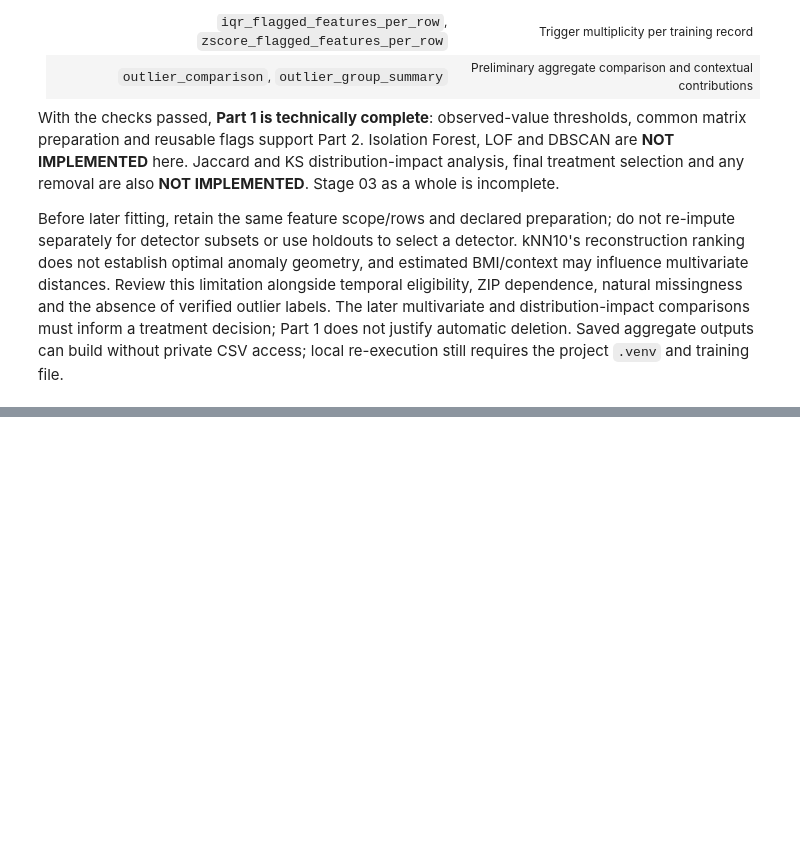
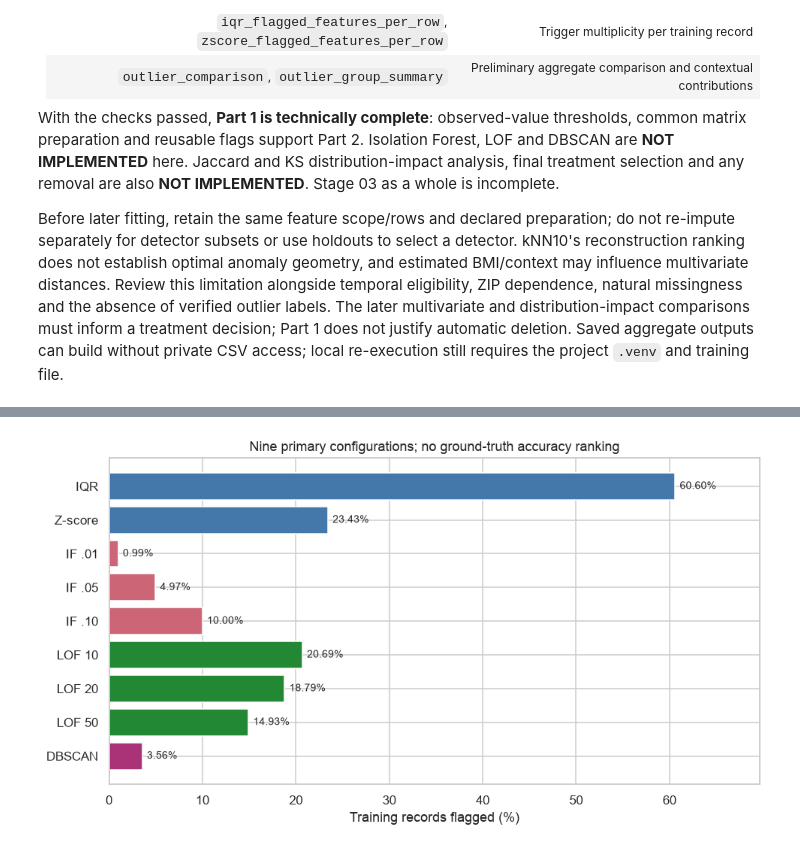
Before and after one commit to hungstupid/data-mining-preprocessing, a Jupyter notebook: book/tabular/02_preprocessing.ipynb, the cells around one changed output, grey strips where cells are left out. Saved outputs shown, nothing was run; the diff lists cells and outputs as text; code cells hidden in the pictures; blank space fills up the shorter version.

```diff
--- a/book/tabular/02_preprocessing.ipynb
+++ b/book/tabular/02_preprocessing.ipynb
@@ -1891,0 +2150,18 @@ access; local re-execution still requires the project `.venv` and training file.
+# %%
+if not np.isfinite(stage03_dbscan_budget_mib) or stage03_dbscan_peak_estimate_mib>stage03_dbscan_budget_mib:
+    raise MemoryError(f"DBSCAN estimated {stage03_dbscan_peak_estimate_mib:.1f} MiB exceeds observed budget {stage03_dbscan_budget_mib:.1f} MiB; no eps retuning performed")
+stage03_dbscan=DBSCAN(eps=DBSCAN_EPS,min_samples=DBSCAN_MIN_SAMPLES,metric="euclidean",algorithm="brute",n_jobs=1)
+with threadpool_limits(limits=1),config_context(working_memory=KNN_MEMORY_MIB):
+    start=perf_counter();db_labels=stage03_dbscan.fit_predict(stage03_X);elapsed=perf_counter()-start
+assert (db_labels>=-1).all()
+stage03_models["DBSCAN"],stage03_labels["DBSCAN"]=stage03_dbscan,pd.Series(db_labels,index=train_index)
+stage03_flags["DBSCAN"]=pd.Series(db_labels==-1,index=train_index,dtype=bool)
+stage03_parameters["DBSCAN"]=f"eps={DBSCAN_EPS:.8g}; min_samples=20 incl. self; Euclidean"
+stage03_runtimes["DBSCAN"]=elapsed
+stage03_dbscan_clusters=int(len(set(db_labels)-{-1}))
+stage03_dbscan_summary=pd.Series({"Clusters (excluding noise)":stage03_dbscan_clusters,
+    "Core records":len(stage03_dbscan.core_sample_indices_),"Noise N":int(stage03_flags["DBSCAN"].sum()),
+    "Noise %":stage03_flags["DBSCAN"].mean()*100,"Runtime (s)":elapsed})
+display(stage03_dbscan_summary.to_frame("Primary DBSCAN result"))
+display(stage03_labels["DBSCAN"].value_counts().sort_index().rename("Records per cluster label (-1 = noise)").to_frame())
+print("Noise degeneracy:","all noise" if stage03_flags["DBSCAN"].all() else "no noise" if not stage03_flags["DBSCAN"].any() else "neither all nor no noise")
@@ -1891,0 +2205,22 @@ access; local re-execution still requires the project `.venv` and training file.
+# %%
+stage03_flags["IQR"],stage03_flags["Z-score"]=iqr_observation_flags.copy(),zscore_observation_flags.copy()
+stage03_parameters["IQR"]="linear quartiles; strict 1.5 IQR; ANY observed feature"
+stage03_parameters["Z-score"]="observed train mean/SD; ddof=0; strict |z|>3; ANY"
+for name in STAGE03_ORDER:
+    assert stage03_flags[name].index.equals(train_index) and stage03_flags[name].dtype==bool and not stage03_flags[name].isna().any()
+all_outlier_flags=pd.DataFrame({name:stage03_flags[name] for name in STAGE03_ORDER},index=train_index)
+assert all_outlier_flags.shape==(len(train_index),9) and not all_outlier_flags.isna().any().any()
+stage03_full_comparison=pd.DataFrame([{"Method":name,"Parameters":stage03_parameters[name],
+    "Feature scope":"69; observed-only" if name in ["IQR","Z-score"] else "69; shared kNN10/train z",
+    "Training N":len(train_index),"Flagged N":int(all_outlier_flags[name].sum()),
+    "Flagged %":all_outlier_flags[name].mean()*100,"Would retain N":int((~all_outlier_flags[name]).sum()),
+    "Runtime (s)":stage03_runtimes.get(name,np.nan),"Status":"PASS"} for name in STAGE03_ORDER]).set_index("Method")
+display(HTML('<div style="overflow:auto">'+stage03_full_comparison.to_html(float_format="{:.4f}".format,na_rep="not timed in Part 1")+'</div>'))
+fig,ax=plt.subplots(figsize=(9,5))
+ax.barh(STAGE03_ORDER,stage03_full_comparison["Flagged %"],color=["#4477AA"]*2+["#CC6677"]*3+["#228833"]*3+["#AA3377"])
+ax.invert_yaxis()
+for i,value in enumerate(stage03_full_comparison["Flagged %"]):ax.text(value+.5,i,f"{value:.2f}%",va="center",fontsize=9)
+ax.set_xlim(0,max(10,stage03_full_comparison["Flagged %"].max()*1.15))
+ax.set(xlabel="Training records flagged (%)",title="Nine primary configurations; no ground-truth accuracy ranking")
+plt.tight_layout();plt.show()
+# %% [output]
@@ -1891,0 +2238 @@ access; local re-execution still requires the project `.venv` and training file.
+[figure, added]
```
Also changed, not shown: parts of 33 cells of this notebook, 4 other files.
